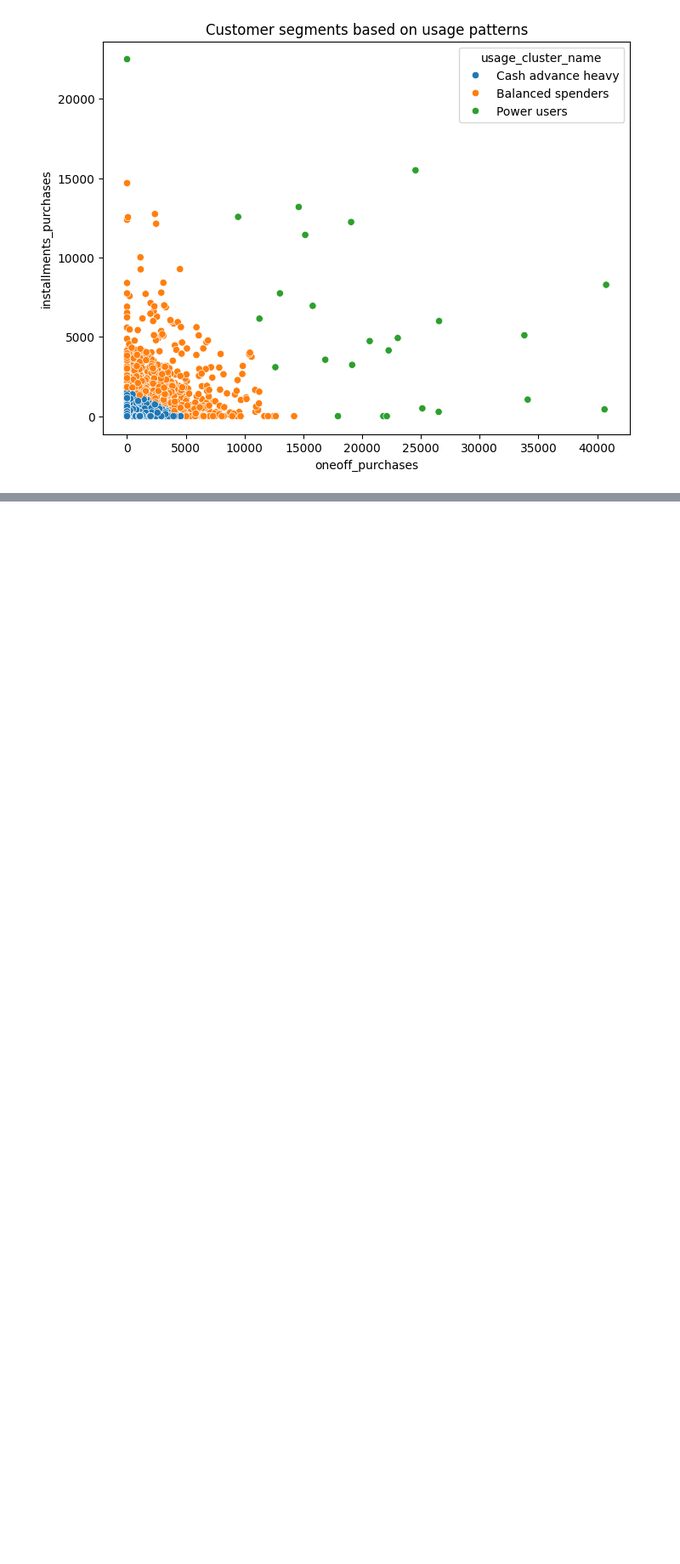
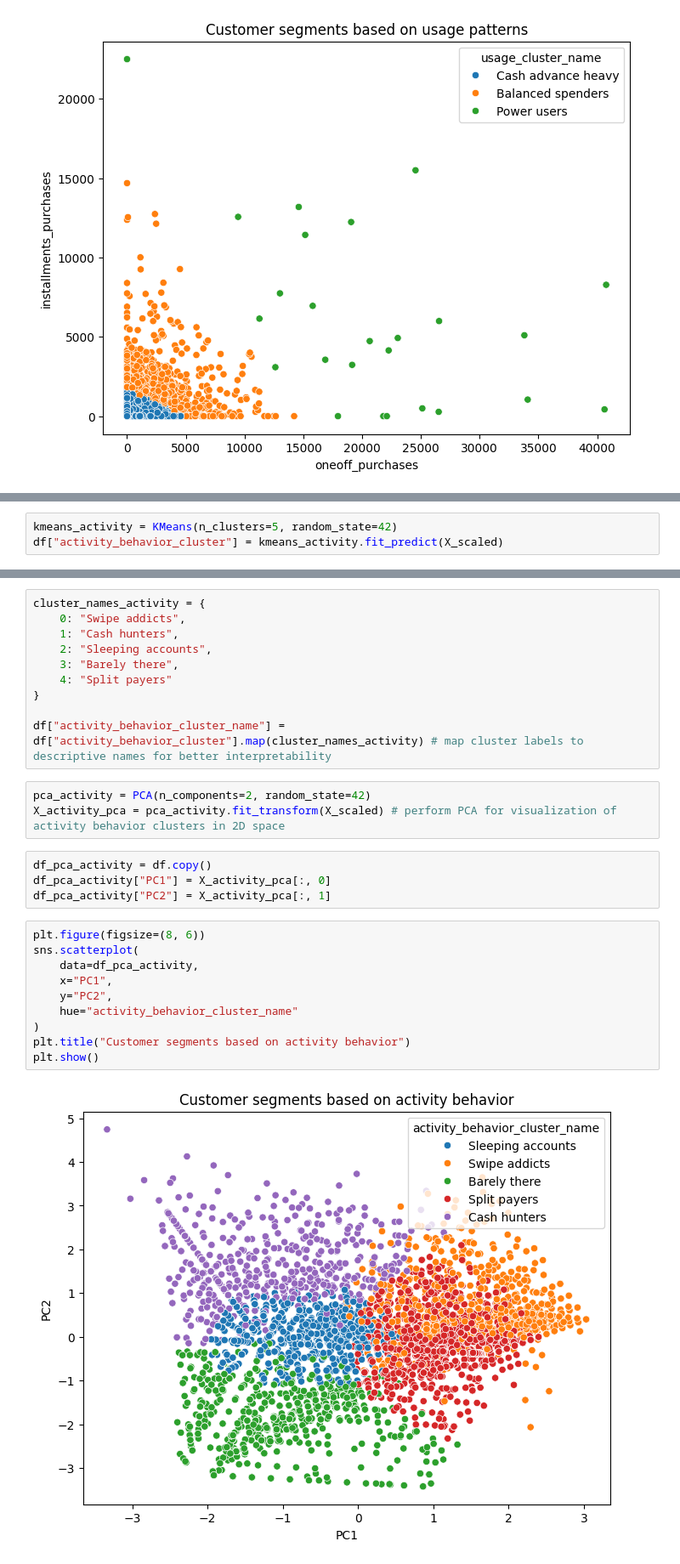
Before and after one commit to opheliathomasson/statistik_och_dataanalys_projektuppgift, a Jupyter notebook: cluster_v1.ipynb, the cells around one changed output, grey strips where cells are left out. Shown at 85% size. Drawn from its saved outputs; the diff is of its cells as text; blank space fills up the shorter version.

```diff
--- a/cluster_v1.ipynb
+++ b/cluster_v1.ipynb
@@ -348,0 +455,3 @@ df.to_excel("bank_data_clustered.xlsx", index=False)
+# %%
+kmeans_activity = KMeans(n_clusters=5, random_state=42)
+df["activity_behavior_cluster"] = kmeans_activity.fit_predict(X_scaled)
@@ -348,0 +478,29 @@ df.to_excel("bank_data_clustered.xlsx", index=False)
+# %%
+cluster_names_activity = {
+    0: "Swipe addicts",
+    1: "Cash hunters",
+    2: "Sleeping accounts",
+    3: "Barely there",
+    4: "Split payers"
+}
+
+df["activity_behavior_cluster_name"] = df["activity_behavior_cluster"].map(cluster_names_activity) # map cluster labels to descriptive names for better interpretability
+# %%
+pca_activity = PCA(n_components=2, random_state=42)
+X_activity_pca = pca_activity.fit_transform(X_scaled) # perform PCA for visualization of activity behavior clusters in 2D space
+# %%
+df_pca_activity = df.copy()
+df_pca_activity["PC1"] = X_activity_pca[:, 0]
+df_pca_activity["PC2"] = X_activity_pca[:, 1]
+# %%
+plt.figure(figsize=(8, 6))
+sns.scatterplot(
+    data=df_pca_activity,
+    x="PC1",
+    y="PC2",
+    hue="activity_behavior_cluster_name"
+)
+plt.title("Customer segments based on activity behavior")
+plt.show()
+# %% [output]
+[figure, added]
```
Also changed, not shown: parts of 29 cells of this notebook, 2 other files.
